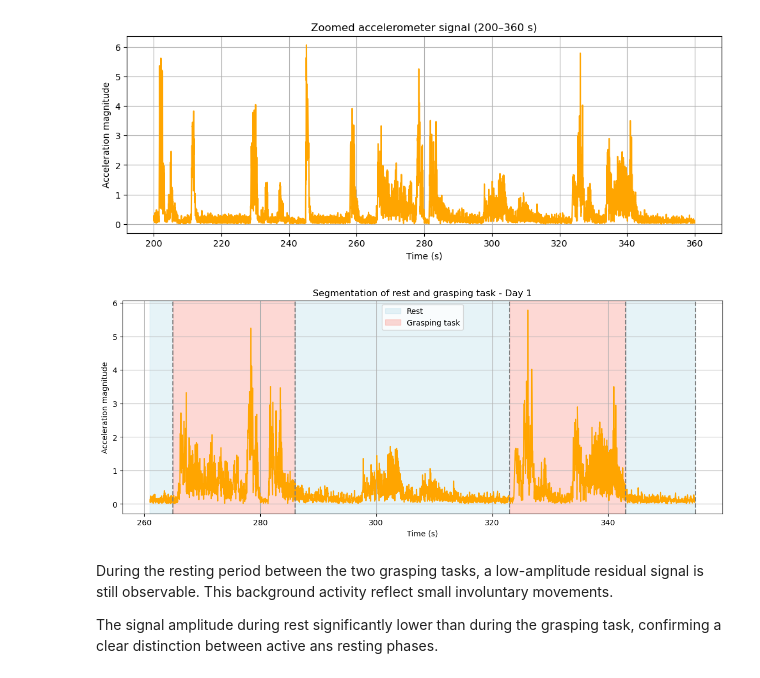
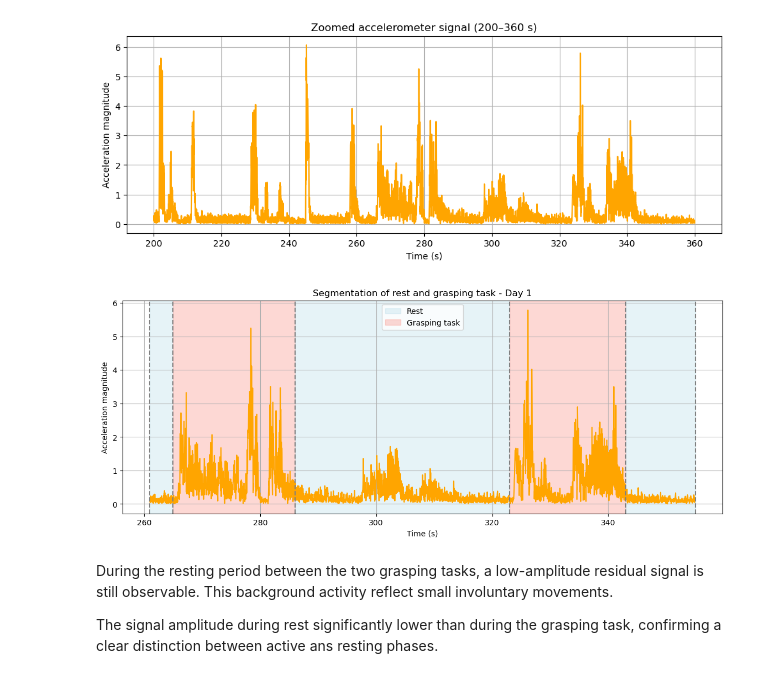
Before and after one commit to zemmahisofi-byte/Projet_R_Python, a Jupyter notebook: Projet_python/main.ipynb, the cells around one changed output. Drawn from its saved outputs; the diff is of its cells as text; code cells hidden in the pictures.

```diff
--- a/Projet_python/main.ipynb
+++ b/Projet_python/main.ipynb
@@ -137,53 +137,53 @@ plt.show()
 # %%
 import matplotlib.pyplot as plt
 
 # Segment times for Day 1
-start_total = 261
-rest1_start = 261
-rest1_end = 265
+start_total_d1 = 261
+rest1_start_d1 = 261
+rest1_end_d1 = 265
 
-task1_start = 265
-task1_end = 286
+task1_start_d1 = 265
+task1_end_d1 = 286
 
-rest2_start = 286
-rest2_end = 323
+rest2_start_d1 = 286
+rest2_end_d1 = 323
 
-task2_start = 323
-task2_end = 343
+task2_start_d1 = 323
+task2_end_d1 = 343
 
-rest3_start = 343
-rest3_end = 355
-end_total = 355
+rest3_start_d1 = 343
+rest3_end_d1 = 355
+end_total_d1 = 355
 
 # Select the segment
-segment_j1 = df[(df["Time (s)"] >= start_total) & (df["Time (s)"] <= end_total)]
+segment_j1 = df[(df["Time (s)"] >= start_total_d1) & (df["Time (s)"] <= end_total_d1)]
 
 plt.figure(figsize=(14,5))
 
 # Plot signal
 plt.plot(segment_j1["Time (s)"], segment_j1["magnitude"], color="orange")
 
 # Background colors
-plt.axvspan(rest1_start, rest1_end, color="lightblue", alpha=0.3, label="Rest")
-plt.axvspan(task1_start, task1_end, color="salmon", alpha=0.3, label="Grasping task")
-plt.axvspan(rest2_start, rest2_end, color="lightblue", alpha=0.3)
-plt.axvspan(task2_start, task2_end, color="salmon", alpha=0.3)
-plt.axvspan(rest3_start, rest3_end, color="lightblue", alpha=0.3)
+plt.axvspan(rest1_start_d1, rest1_end_d1, color="lightblue", alpha=0.3, label="Rest")
+plt.axvspan(task1_start_d1, task1_end_d1, color="salmon", alpha=0.3, label="Grasping task")
+plt.axvspan(rest2_start_d1, rest2_end_d1, color="lightblue", alpha=0.3)
+plt.axvspan(task2_start_d1, task2_end_d1, color="salmon", alpha=0.3)
+plt.axvspan(rest3_start_d1, rest3_end_d1, color="lightblue", alpha=0.3)
 
 # Separation lines
-for x in [rest1_end, task1_end, rest2_end, task2_end, rest3_end]:
+for x in [start_total_d1, rest1_end_d1, task1_end_d1, rest2_end_d1, task2_end_d1, rest3_end_d1]:
     plt.axvline(x, linestyle="--", color="gray")
 
 # Labels
 plt.xlabel("Time (s)")
 plt.ylabel("Acceleration magnitude")
 plt.title("Segmentation of rest and grasping task - Day 1")
 plt.grid(True)
 plt.legend()
 
 plt.show()
 # %% [output]
-[figure, old version]
+[figure, new version]
 # %% [markdown]
 During the resting period between the two grasping tasks, a low-amplitude residual signal is still observable. This background activity reflect small involuntary movements.
 
```
Also changed, not shown: parts of 29 cells of this notebook.
